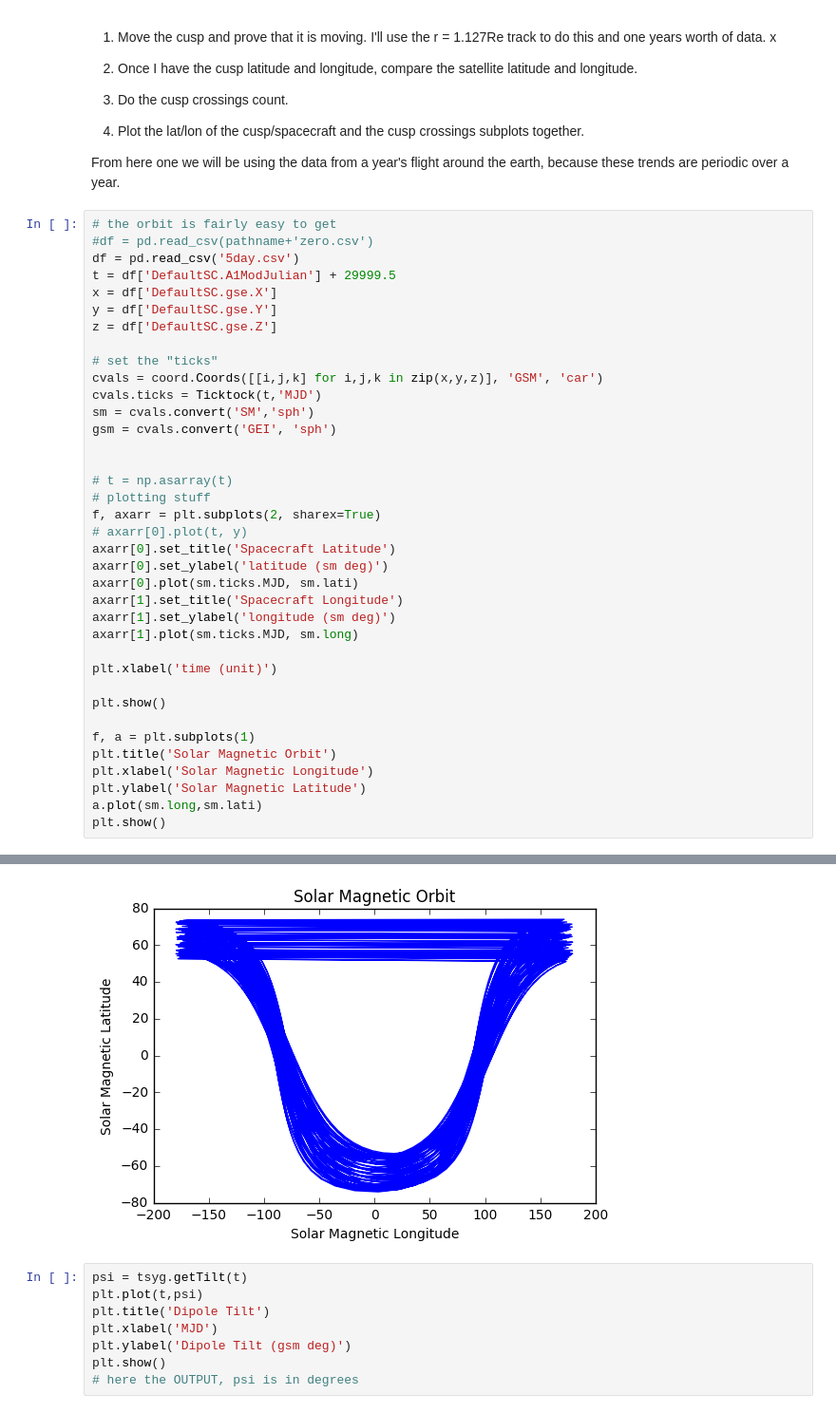
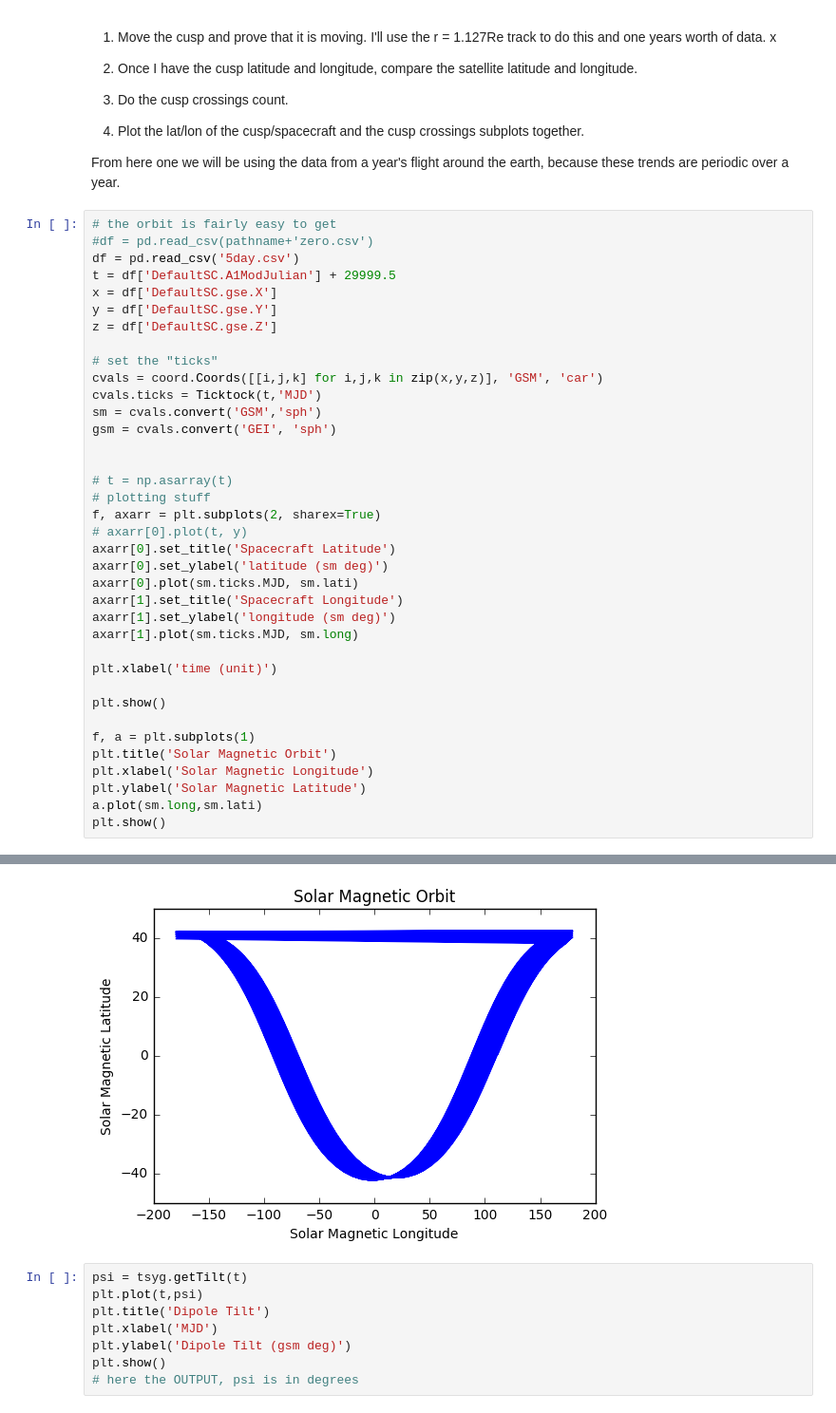
Before and after one commit to fsbr/se3-path-planner, a Jupyter notebook: modularPlanner/Cusp Plots (Daily).ipynb, the cells around one changed output, grey strips where cells are left out. Shown: that part at 95% size. Cells and saved outputs as stored; diff of their text form.

```diff
--- a/modularPlanner/Cusp Plots (Daily).ipynb
+++ b/modularPlanner/Cusp Plots (Daily).ipynb
@@ -142,7 +142,7 @@ z = df['DefaultSC.gse.Z']
 # set the "ticks"
 cvals = coord.Coords([[i,j,k] for i,j,k in zip(x,y,z)], 'GSM', 'car')
 cvals.ticks = Ticktock(t,'MJD')
-sm = cvals.convert('SM','sph')
+sm = cvals.convert('GSM','sph')
 gsm = cvals.convert('GEI', 'sph')
 
 
@@ -172,4 +172,4 @@ plt.show()
-[figure, old version]
+[figure, new version]
 # %%
 psi = tsyg.getTilt(t)
 plt.plot(t,psi)
```
Also changed, not shown: parts of 2 cells of this notebook, 7 other files.
